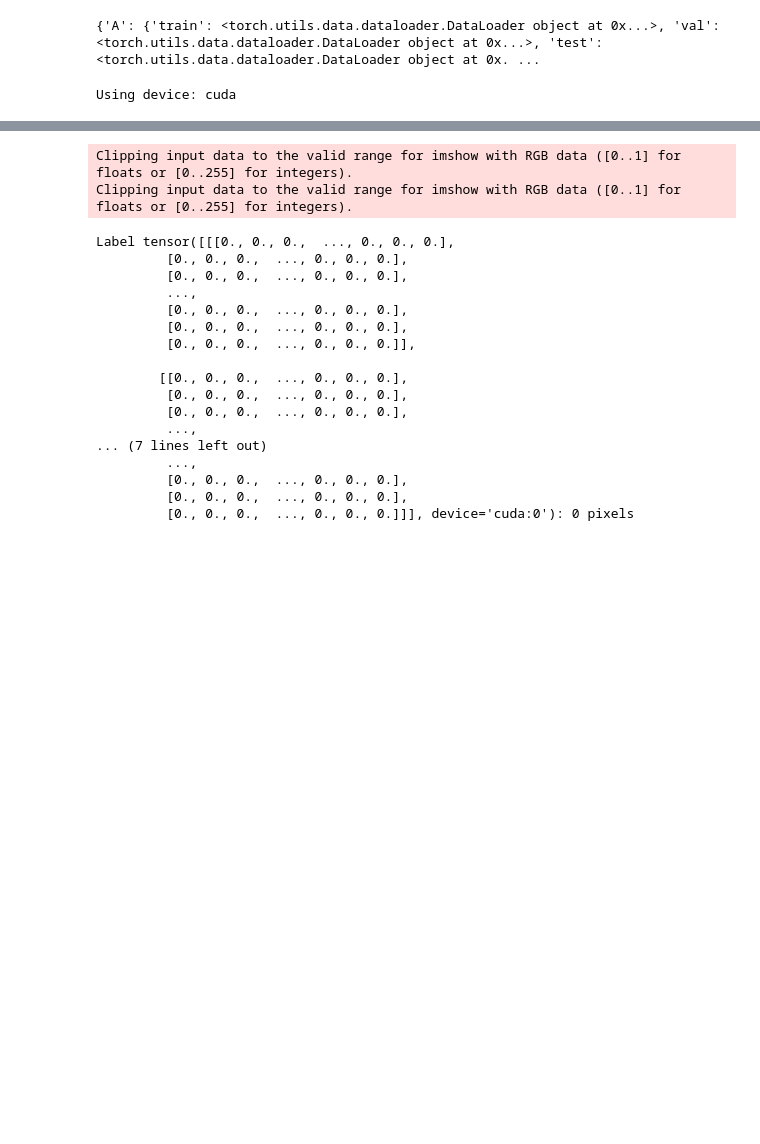
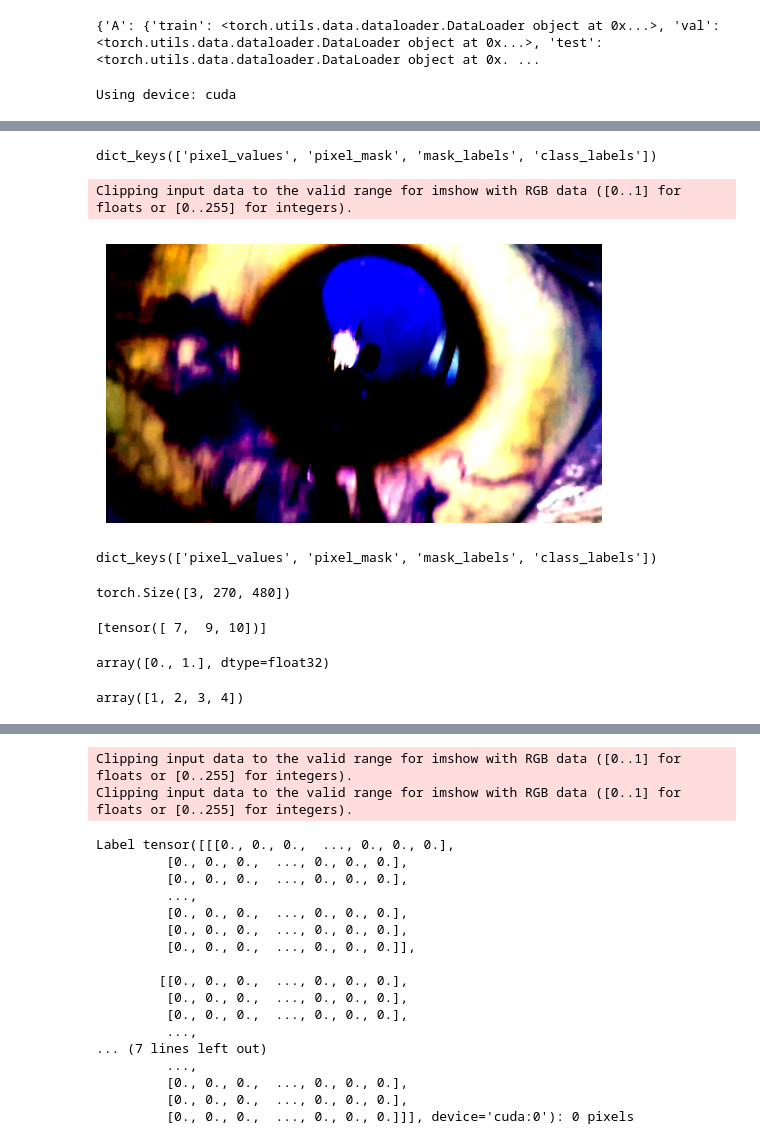
Before and after one commit to kristiyansakalyan/continual-learning, a Jupyter notebook: overfit.ipynb, the cells around one changed output, grey strips where cells are left out. Saved outputs shown, nothing was run; the diff lists cells and outputs as text; code cells hidden in the pictures; blank space fills up the shorter version.

```diff
--- a/overfit.ipynb
+++ b/overfit.ipynb
@@ -322,0 +306,42 @@ m2f_preprocessor_A.save_pretrained(model_dir + base_model_name)
+# %%
+test_batch = next(iter(dataloaders["A"]["train"]))
+# %%
+test_batch.keys()
+# %% [output]
+dict_keys(['pixel_values', 'pixel_mask', 'mask_labels', 'class_labels'])
+# %%
+import numpy as np
+import matplotlib.pyplot as plt
+
+image_array = test_batch["pixel_values"]
+
+image_array = image_array.squeeze().permute(1, 2, 0).numpy()
+
+# Display the image using Matplotlib
+plt.imshow(image_array)
+plt.axis('off')  # Hide axes
+plt.show()
+# %% [output]
+Clipping input data to the valid range for imshow with RGB data ([0..1] for floats or [0..255] for integers).
+[figure, added]
+# %%
+test_batch.keys()
+# %% [output]
+dict_keys(['pixel_values', 'pixel_mask', 'mask_labels', 'class_labels'])
+# %%
+test_batch['mask_labels'][0].shape
+# %% [output]
+torch.Size([3, 270, 480])
+# %%
+test_batch["class_labels"]
+# %% [output]
+[tensor([ 7,  9, 10])]
+# %%
+np.unique(test_batch['mask_labels'][0])
+# %% [output]
+array([0., 1.], dtype=float32)
+# %%
+a = np.array([1,2,3,4,4])
+np.unique(a)
+# %% [output]
+array([1, 2, 3, 4])
```
Also changed, not shown: parts of 11 cells of this notebook.
